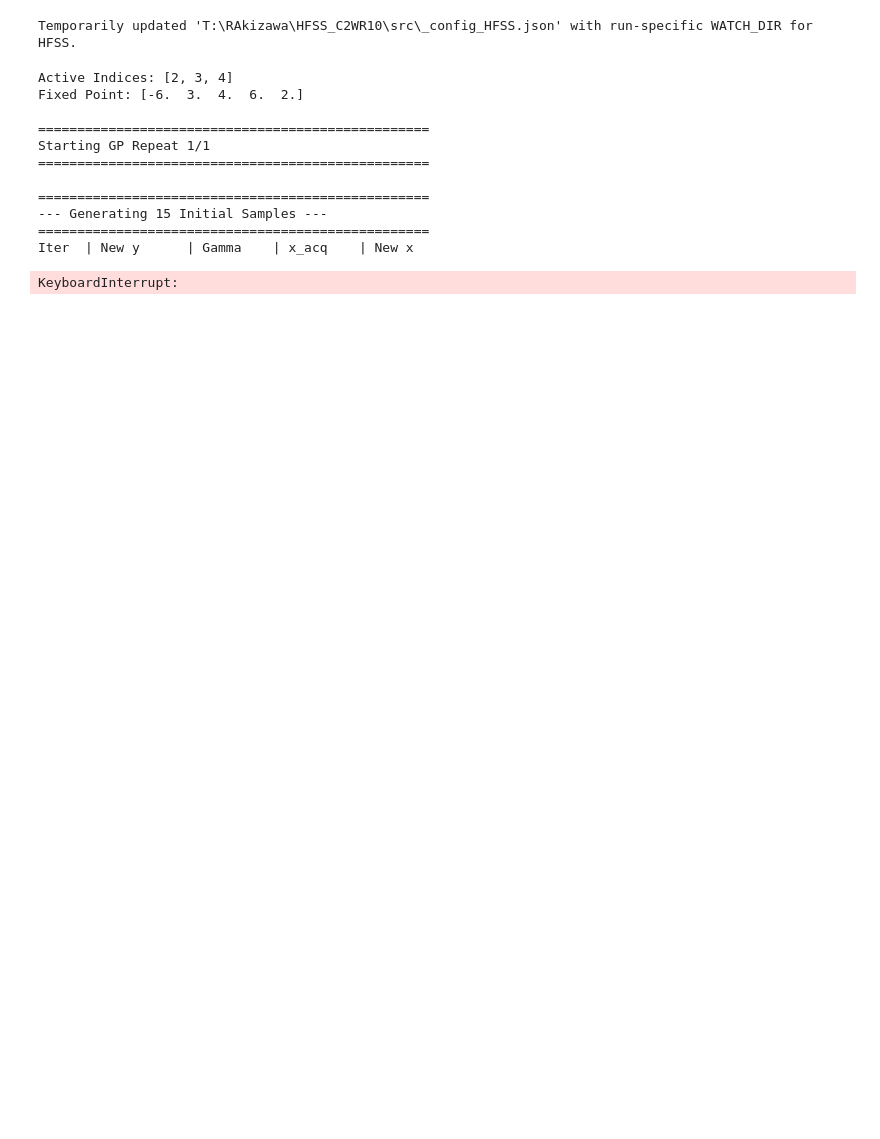
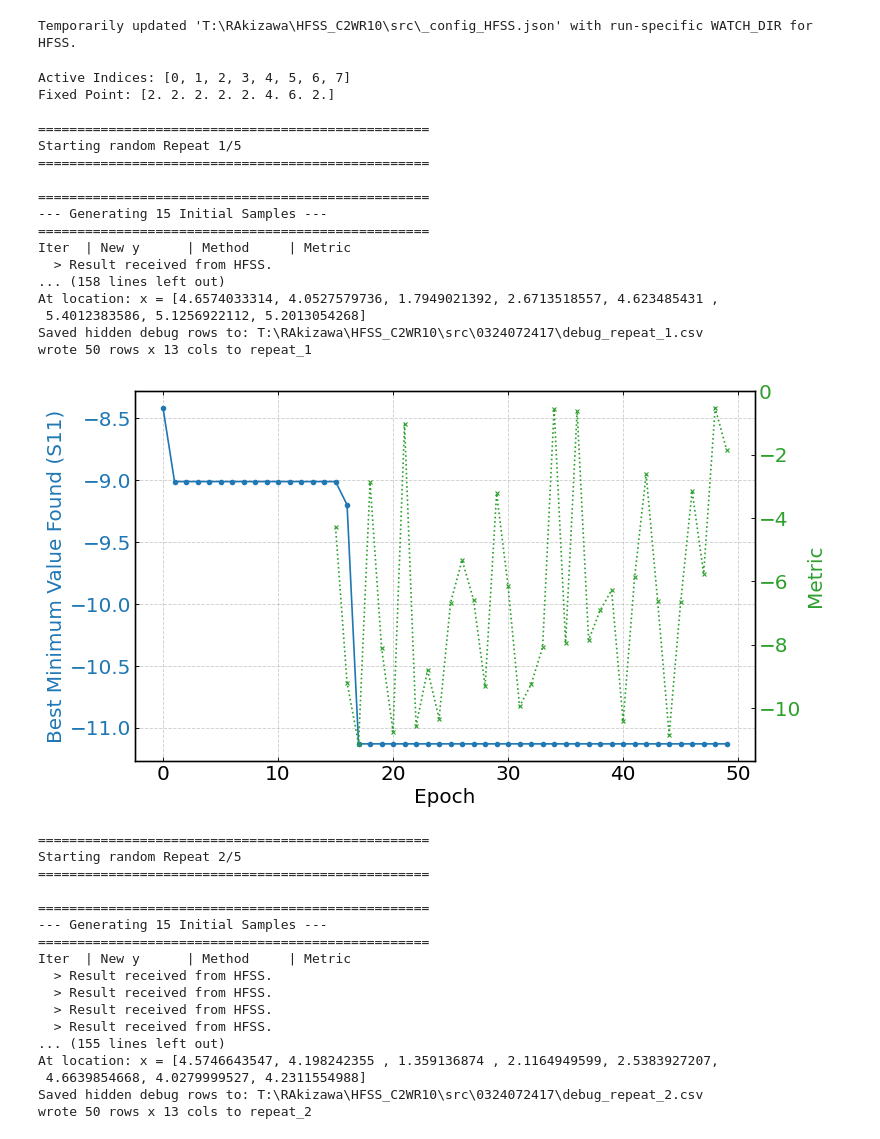
Before and after one commit to Ryoaki374/AntennaSurrogate, a Jupyter notebook: main.ipynb, the cells around one changed output. Drawn from its saved outputs; the diff is of its cells as text; code cells hidden in the pictures; blank space fills up the shorter version.

```diff
--- a/main.ipynb
+++ b/main.ipynb
@@ -247,7 +247,7 @@ def costFunctionWrapper(param_names, params,):
 # %%
 # Optimizer
 
-SEARCH_METHOD = "gradient"
+SEARCH_METHOD = "random"
 optimizer = build_optimizer(SEARCH_METHOD, app_config)
 
 def _build_hidden_row(row, routine_idx, method_name):
@@ -392,6 +392,7 @@ def optBySearch(n_simulation, history_data, visible_history, hidden_history, ini
         )
         print(f"{routine_idx:<5} | {float(np.round(info.get('base_y', np.nan), ROUND_DECIMALS)):<10} | {method_name:<10} | {float(np.round(info.get('gamma', info.get('length_scale', np.nan)), ROUND_DECIMALS)) if pd.notna(info.get('gamma', info.get('length_scale', np.nan))) else np.nan}")
 # %%
+import time
 my_best_input = [
     [-9.04, 2.42, 2.22, 3.29, 2.00,],
     #[-8.77, 2.59, 2.22, 3.24, 2.00,],
@@ -408,6 +409,8 @@ try:
 
     for r in range(N_REPT):
         backbone.printn(f"Starting {SEARCH_METHOD} Repeat {r + 1}/{N_REPT}")
+        start = time.perf_counter()
+
         history_data = []
         visible_history = []
         hidden_history = []
@@ -423,7 +426,7 @@ try:
             upper_bounds=cfg.upper_bounds,
             active_indices=active_indices,
             fixed_point=fixed_point,
-            fixed_points = my_best_input # you can also reduce the dim of  my best_input[Ninit:]
+            #fixed_points = my_best_input # you can also reduce the dim of  my best_input[Ninit:]
         )
         X_initial = np.round(X_initial, ROUND_DECIMALS)
 
@@ -454,6 +457,9 @@ try:
         )
 
         # ==============================================================================
+        elapsed = time.perf_counter() - start
+        print(f"Repeat {i} completed in {elapsed:.3f} seconds.")
+
         df_final = pd.DataFrame(visible_history)
         X_train = df_final[PARAM_NAMES].values
         y_train = df_final['S11'].values
@@ -472,35 +478,59 @@ try:
         if 'S11' in df_output:
             df_output['S11'] = df_output['S11'].round(ROUND_DECIMALS)
         if 'Metric' in df_output:
             df_output['Metric'] = df_output['Metric'].round(ROUND_DECIMALS)
         if 'gamma' in df_output:
             df_output['gamma'] = df_output['gamma'].round(ROUND_DECIMALS)
         _save_hidden_history(hidden_history, r + 1)
 
         # save
         backbone._addNewDatasetToHDF(df_output, "output", f"repeat_{r+1}")
 
         # --- 5a. Visualize learning curve of the final model ---
         plot.plot_learning_curve(df_output)
 
+
 finally:
     done_flag_path = Path(_config_temp["DONE_FLAG_FILE"])
     done_flag_path.touch()
 
     json_file = base_dir / Path("_config_HFSS.json")
     json_file.unlink(missing_ok=True) # delite the json file
     if backbone.h5f:
         backbone.h5f.close()
 # %% [output]
-Active Indices: [2, 3, 4]
-Fixed Point: [-6.  3.  4.  6.  2.]
+Active Indices: [0, 1, 2, 3, 4, 5, 6, 7]
+Fixed Point: [2. 2. 2. 2. 2. 4. 6. 2.]
 
 ==================================================
-Starting GP Repeat 1/1
+Starting random Repeat 1/5
 ==================================================
 
 ==================================================
 --- Generating 15 Initial Samples ---
 ==================================================
-Iter  | New y      | Gamma    | x_acq    | New x
+Iter  | New y      | Method     | Metric
+  > Result received from HFSS.
+... (158 lines left out)
+At location: x = [4.6574033314, 4.0527579736, 1.7949021392, 2.6713518557, 4.623485431 ,
+ 5.4012383586, 5.1256922112, 5.2013054268]
+Saved hidden debug rows to: T:\RAkizawa\HFSS_C2WR10\src\0324072417\debug_repeat_1.csv
+wrote 50 rows x 13 cols to repeat_1
+[figure, added]
-KeyboardInterrupt:
+==================================================
+Starting random Repeat 2/5
+==================================================
+
+==================================================
+--- Generating 15 Initial Samples ---
+==================================================
+Iter  | New y      | Method     | Metric
+  > Result received from HFSS.
+  > Result received from HFSS.
+  > Result received from HFSS.
+  > Result received from HFSS.
+... (155 lines left out)
+At location: x = [4.5746643547, 4.198242355 , 1.359136874 , 2.1164949599, 2.5383927207,
+ 4.6639854668, 4.0279999527, 4.2311554988]
+Saved hidden debug rows to: T:\RAkizawa\HFSS_C2WR10\src\0324072417\debug_repeat_2.csv
+wrote 50 rows x 13 cols to repeat_2
```
Also changed, not shown: parts of 5 cells of this notebook, 1 other file.
